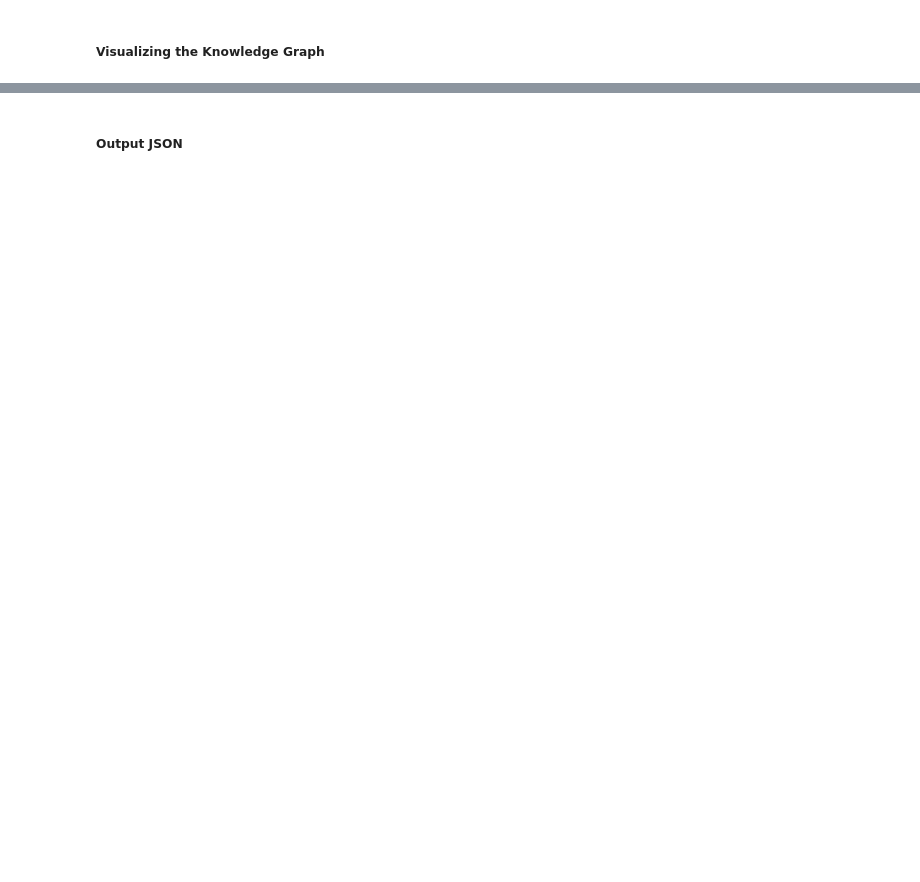
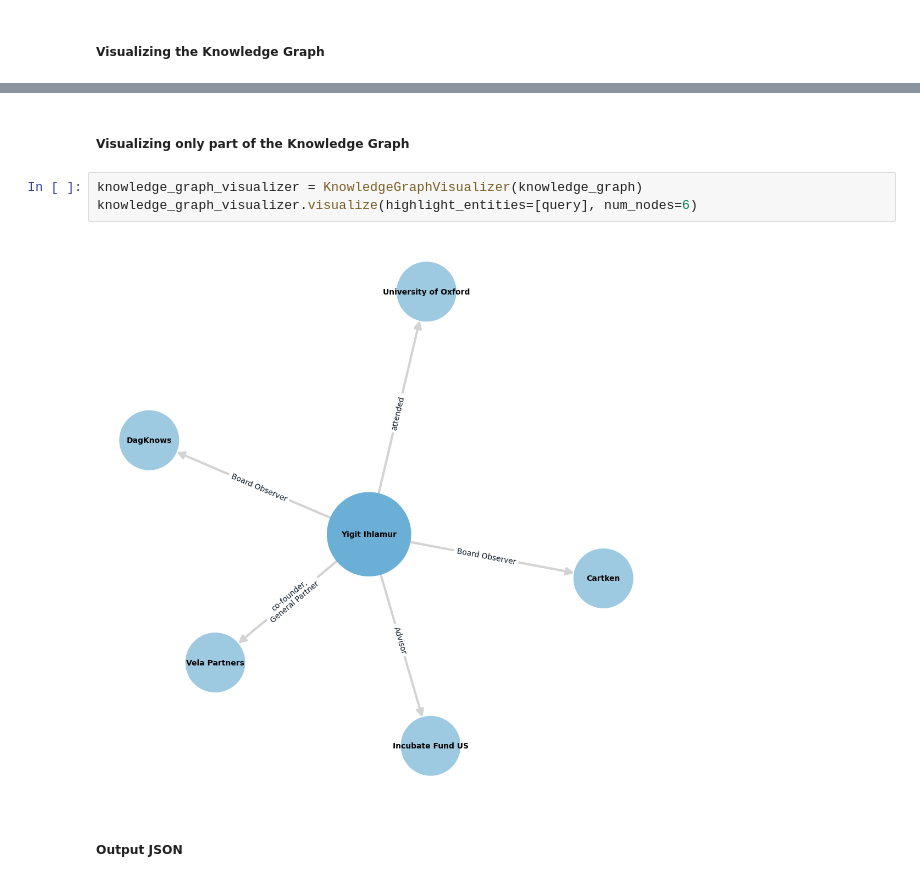
Before and after one commit to hrefi/knowledge-graph, a Jupyter notebook: src/agent.ipynb, the cells around one changed output, grey strips where cells are left out. Cells and saved outputs as stored; diff of their text form; blank space fills up the shorter version.

```diff
--- a/src/agent.ipynb
+++ b/src/agent.ipynb
@@ -43,2 +104,9 @@ combined_search_results_snippets = '\n\n'.join(combined_search_results_snippets)
+# %% [markdown]
+##### Visualizing only part of the Knowledge Graph
+# %%
+knowledge_graph_visualizer = KnowledgeGraphVisualizer(knowledge_graph)
+knowledge_graph_visualizer.visualize(highlight_entities=[query], num_nodes=6)
+# %% [output]
+[figure, added]
 # %% [markdown]
 ##### Output JSON
```
Also changed, not shown: parts of 11 cells of this notebook, 1 other file.
